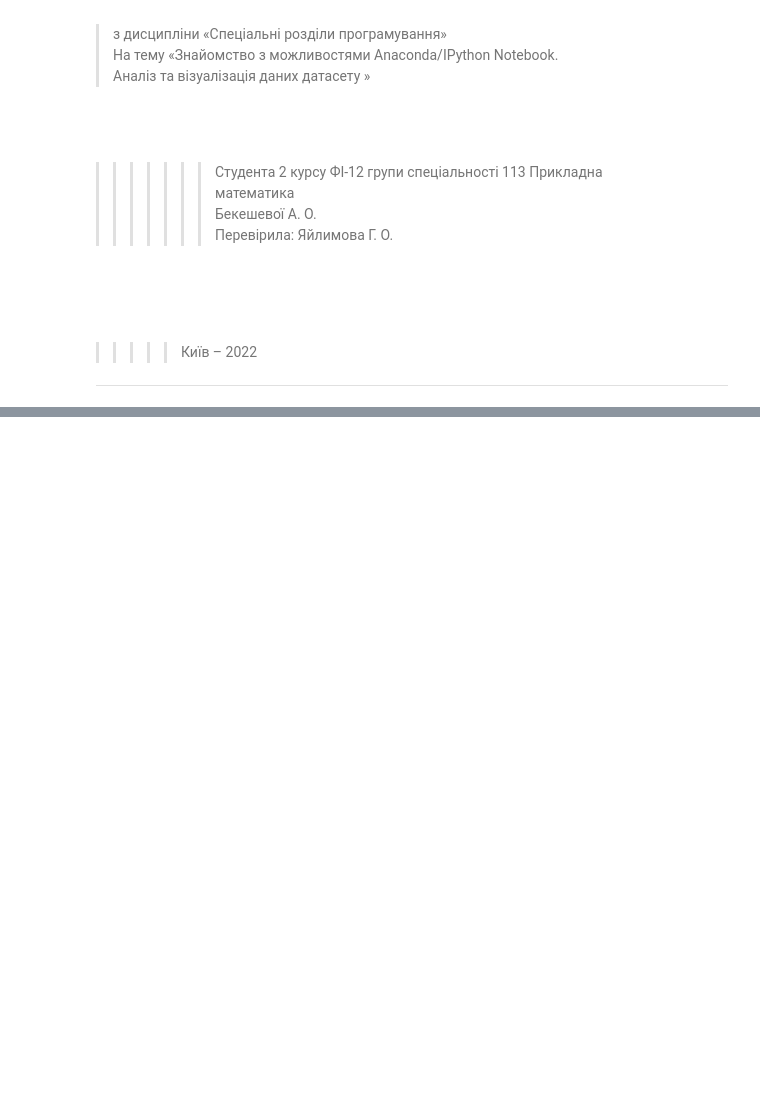
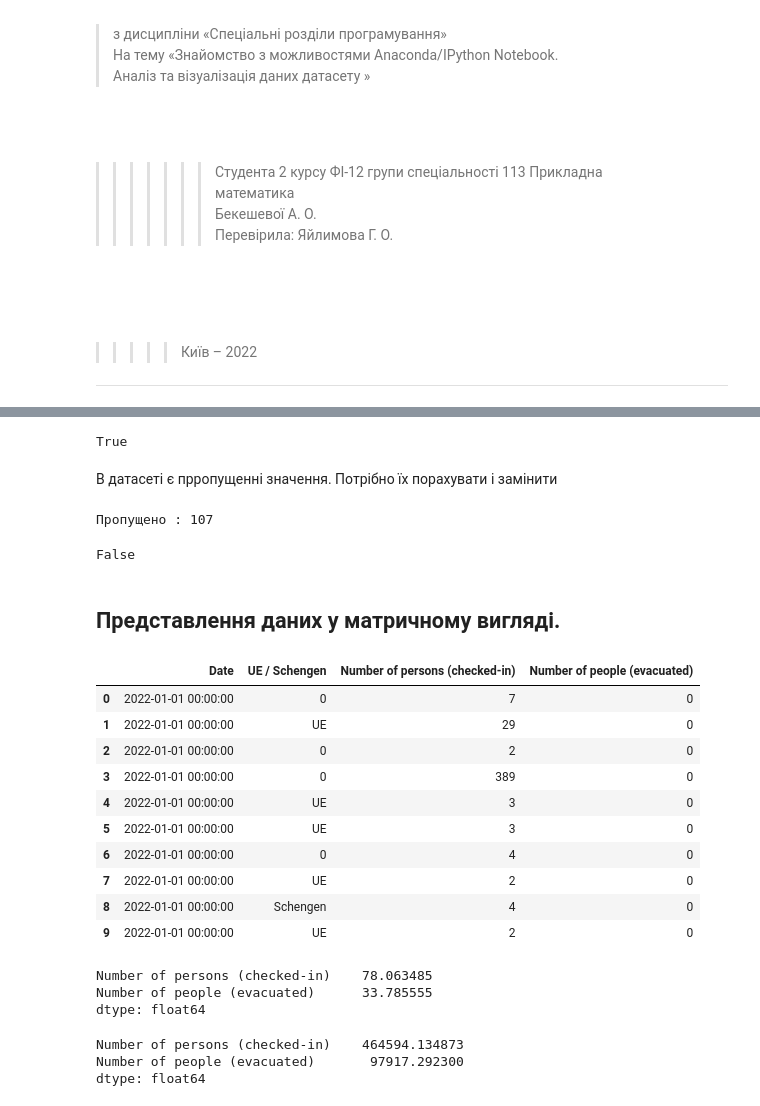
Before and after one commit to nastyabekesheva/DataScience, a Jupyter notebook: courseworkDS.ipynb, the cells around one changed output, grey strips where cells are left out. Drawn from its saved outputs; the diff is of its cells as text; code cells hidden in the pictures; blank space fills up the shorter version.

```diff
--- a/courseworkDS.ipynb
+++ b/courseworkDS.ipynb
@@ -146,0 +174,5 @@ GitHub — це інтернет-сервіс для розробки прогр
+# %%
+path = '/content/gdrive/MyDrive/coursework/border_traffic_UA_PL_01_03.csv'
+df = pd.read_csv(path)
+
+df.head()
@@ -146,0 +186,49 @@ GitHub — це інтернет-сервіс для розробки прогр
+# %%
+df.isnull().values.any() # шукаємо пропущені значення
+# %% [output]
+True
+# %% [markdown]
+В датасеті є прропущенні значення. Потрібно їх порахувати і замінити
+# %%
+missing_values_count = df.isnull().sum() # рахуємо пропущені значення
+total_missing = missing_values_count.sum()
+
+print(f'Пропущено : {total_missing}')
+# %% [output]
+Пропущено : 107
+# %%
+df = df.fillna(method='bfill') # заміняємо
+df.isnull().values.any()
+# %% [output]
+False
+# %%
+df['Date'] = pd.to_datetime(df['Date'], format="%Y-%m-%d")
+# %% [markdown]
+## Представлення даних у матричному вигляді.
+# %%
+df_cut = df[:10][['Date', 'UE / Schengen', 'Number of persons (checked-in)', 'Number of people (evacuated)']]
+df_cut.style.highlight_max(color='green').highlight_min(color='red')
+# %% [output]
+|  | Date | UE / Schengen | Number of persons (checked-in) | Number of people (evacuated) |
+| 0 | 2022-01-01 00:00:00 | 0 | 7 | 0 |
+| 1 | 2022-01-01 00:00:00 | UE | 29 | 0 |
+| 2 | 2022-01-01 00:00:00 | 0 | 2 | 0 |
+| 3 | 2022-01-01 00:00:00 | 0 | 389 | 0 |
+| 4 | 2022-01-01 00:00:00 | UE | 3 | 0 |
+| 5 | 2022-01-01 00:00:00 | UE | 3 | 0 |
+| 6 | 2022-01-01 00:00:00 | 0 | 4 | 0 |
+| 7 | 2022-01-01 00:00:00 | UE | 2 | 0 |
+| 8 | 2022-01-01 00:00:00 | Schengen | 4 | 0 |
+| 9 | 2022-01-01 00:00:00 | UE | 2 | 0 |
+# %%
+df.mean()
+# %% [output]
+Number of persons (checked-in)    78.063485
+Number of people (evacuated)      33.785555
+dtype: float64
+# %%
+df.var()
+# %% [output]
+Number of persons (checked-in)    464594.134873
+Number of people (evacuated)       97917.292300
+dtype: float64
```
Also changed, not shown: parts of 8 cells of this notebook.
